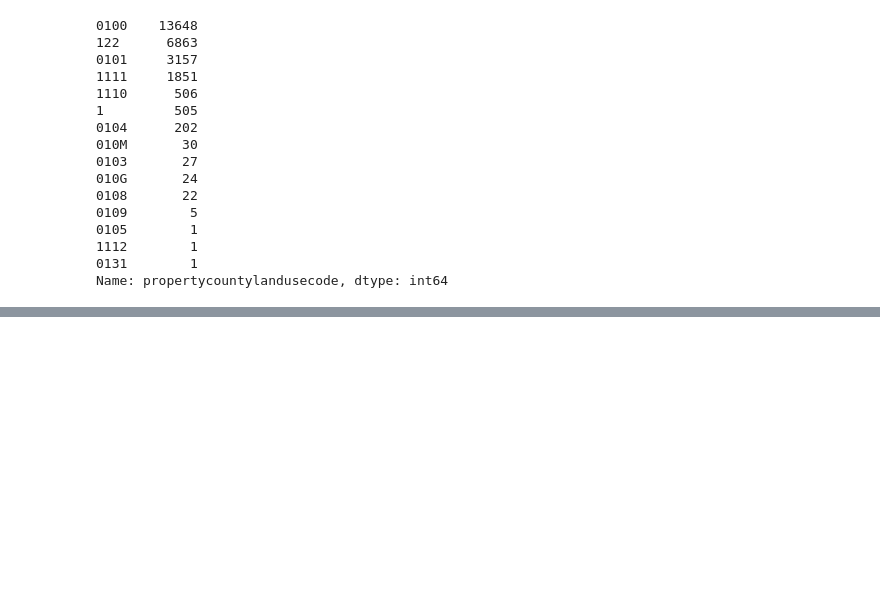
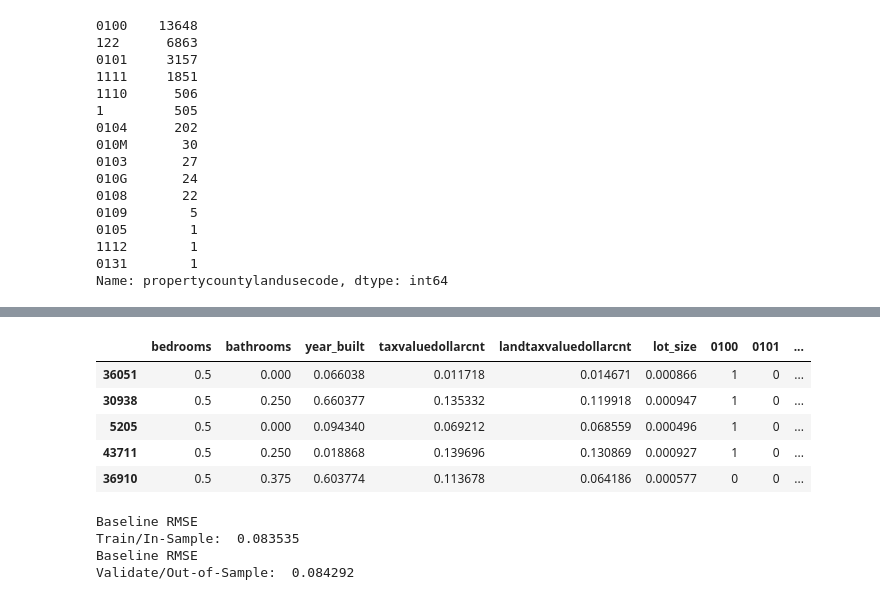
Before and after one commit to mindyshiben/Zillow_Clustering_Project, a Jupyter notebook: land_codes_model.ipynb, the cells around one changed output, grey strips where cells are left out. Saved outputs shown, nothing was run; the diff lists cells and outputs as text; code cells hidden in the pictures; blank space fills up the shorter version.

```diff
--- a/land_codes_model.ipynb
+++ b/land_codes_model.ipynb
@@ -390,0 +413,41 @@ X_test_scaled = pd.DataFrame(orange_test_scal, index=orange_test_s.index, column
+# %%
+X_train_scaled = pd.DataFrame(train_scal, index=train_s.index, columns=train_s.columns)
+X_validate_scaled = pd.DataFrame(validate_scal, index=validate_s.index, columns=validate_s.columns)
+X_test_scaled = pd.DataFrame(test_scal, index=test_s.index, columns=test_s.columns)
+# %%
+dummy_train = pd.get_dummies(train['propertycountylandusecode'])
+dummy_validate = pd.get_dummies(validate['propertycountylandusecode'])
+dummy_test = pd.get_dummies(test['propertycountylandusecode'])
+# %%
+X_train = pd.concat([X_train_scaled, dummy_train], axis=1)
+X_validate = pd.concat([X_validate_scaled, dummy_validate], axis=1)
+X_test = pd.concat([X_test_scaled, dummy_test], axis=1)
+
+y_train = train[['log_error']]
+y_validate = validate[['log_error']]
+y_test = test[['log_error']]
+# %%
+X_validate.drop(columns=['0110', '0102'], inplace=True)
+# %%
+X_validate.head()
+# %% [output]
+|  | bedrooms | bathrooms | year_built | taxvaluedollarcnt | landtaxvaluedollarcnt | lot_size | 0100 | 0101 | ... |
+| 36051 | 0.5 | 0.000 | 0.066038 | 0.011718 | 0.014671 | 0.000866 | 1 | 0 | ... |
+| 30938 | 0.5 | 0.250 | 0.660377 | 0.135332 | 0.119918 | 0.000947 | 1 | 0 | ... |
+| 5205 | 0.5 | 0.000 | 0.094340 | 0.069212 | 0.068559 | 0.000496 | 1 | 0 | ... |
+| 43711 | 0.5 | 0.250 | 0.018868 | 0.139696 | 0.130869 | 0.000927 | 1 | 0 | ... |
+| 36910 | 0.5 | 0.375 | 0.603774 | 0.113678 | 0.064186 | 0.000577 | 0 | 0 | ... |
+# %%
+y_train['pred_mean'] = y_train.log_error.mean()
+y_validate['pred_mean'] = y_validate.log_error.mean()
+
+rmse_train = mean_squared_error(y_train.log_error, y_train.pred_mean)**(1/2)
+rmse_validate = mean_squared_error(y_validate.log_error, y_validate.pred_mean)**(1/2)
+
+print("Baseline RMSE\nTrain/In-Sample: ", round(rmse_train, 6)),
+print("Baseline RMSE\nValidate/Out-of-Sample: ", round(rmse_validate, 6))
+# %% [output]
+Baseline RMSE
+Train/In-Sample:  0.083535
+Baseline RMSE
+Validate/Out-of-Sample:  0.084292
```
Also changed, not shown: parts of 26 cells of this notebook, 1 other file.
